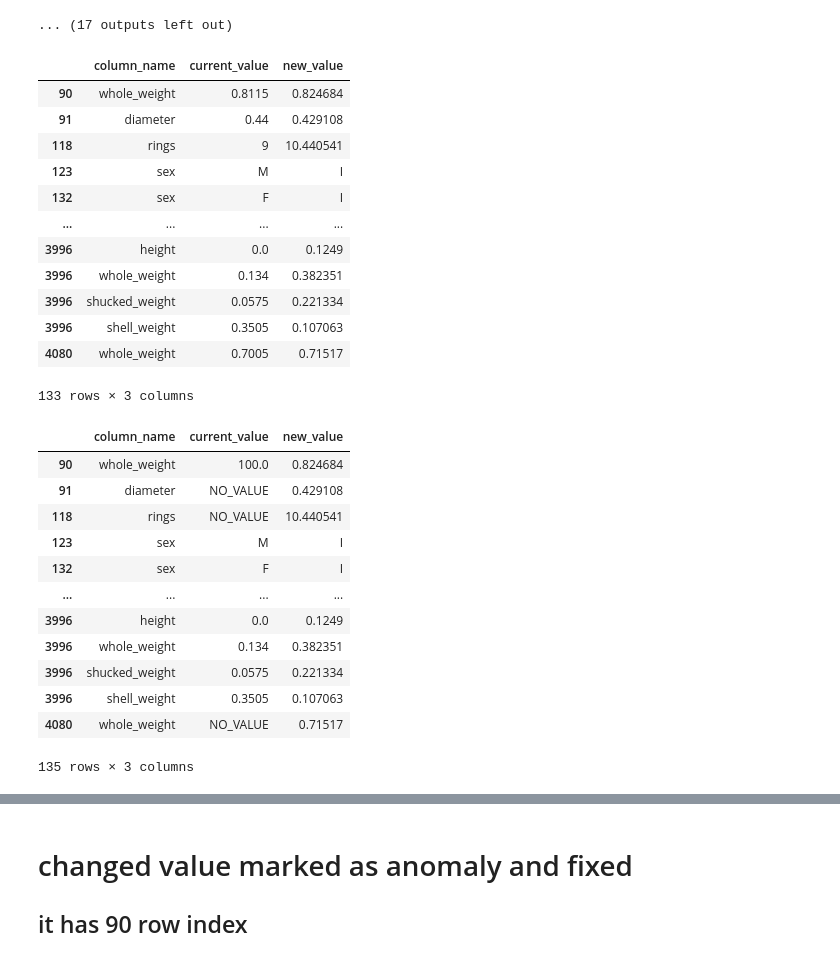
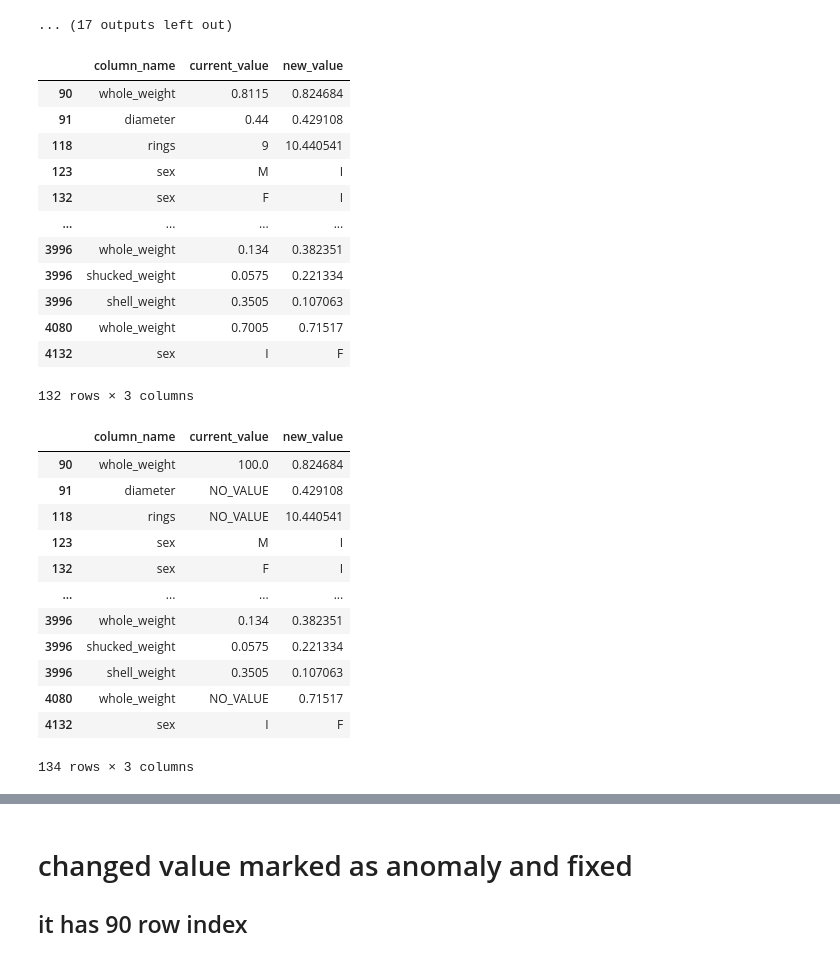
Before and after one commit to RomaKoks/data-quality-abalone, a Jupyter notebook: data_quality_check.ipynb, the cells around one changed output, grey strips where cells are left out. Drawn from its saved outputs; the diff is of its cells as text; code cells hidden in the pictures.

```diff
--- a/data_quality_check.ipynb
+++ b/data_quality_check.ipynb
@@ -455,12 +472,11 @@ from sklearn.preprocessing import StandardScaler
 from typing import Tuple
 # %%
 def _process_column(
-        processing_df: pd.DataFrame, c: str, anomaly_thresh: float, k_folds: int, reg_quantiles: int,
-        random_state: int, plot: bool
+        processing_df: pd.DataFrame, c: str, anomaly_thresh: float, k_folds: int, reg_quantiles: int, random_state: int,
+        plot: bool = False
 ) -> pd.DataFrame:
-
     print(f'searching for outliers in {c} ...')
-    regression_cols, classification_cols = reg_class_cols_split(processing_df)
+    regression_cols, classification_cols = _reg_class_cols_split(processing_df)
 
     # make a copy and ensure unique numeric index
     df = processing_df.reset_index(drop=True)
@@ -470,7 +486,7 @@ def _process_column(
     else:
         is_regression = False
 
-    model = get_model(is_regression, df[c], random_state)
+    model = _get_model(is_regression, df[c], random_state)
     if not model:  # constant value
         return pd.DataFrame()
 
@@ -514,9 +530,9 @@ def _process_column(
             result['pred'] = np.array(model.predict(test_dataset)).flatten()
 
             if is_regression:
-                result['reconstruction_error'] = smape(result['current'], result['pred'])
+                result['reconstruction_error'] = _smape(result['current'], result['pred'])
             else:
-                result['reconstruction_error'] = log_loss(
+                result['reconstruction_error'] = _log_loss(
                     result['current'], model.predict_proba(test_dataset)
                 )
             column_rec_error.append(result)
@@ -530,14 +546,13 @@ def _process_column(
         column_rec_error.hist('reconstruction_error', bins=100)
         column_rec_error.hist('anomaly_score', bins=100)
         plt.show()
-
     # we have anomaly_score, so we don't need reconstruction_error
     column_rec_error = column_rec_error.drop('reconstruction_error', axis='columns')
 
     outliers = column_rec_error[column_rec_error['current'] != column_rec_error['pred']]
     outliers = outliers[outliers['anomaly_score'] > anomaly_thresh].copy()
 
-    outliers['column_name'] = c  # keep for future concatination
+    outliers['column_name'] = c  # keep for future concatenation
 
     return outliers
 # %% [markdown]
@@ -546,8 +563,7 @@ def _process_column(
 def fix_dataset(
         init_df: pd.DataFrame, max_n_changes=50, anomaly_thresh=4.0, ignore_columns: list = None,
         k_folds=5, reg_quantiles=20, random_state=0, plot=False
-) -> Tuple[dict, pd.DataFrame]:
-
+) -> Tuple[pd.DataFrame, dict]:
     report = dict()
     report['info'] = dict()
     report['info']['max_n_changes'] = max_n_changes
@@ -564,12 +580,15 @@ def fix_dataset(
     else:
         processing_df = init_df.copy()
 
-    processing_df = mark_na_rare_classes(processing_df, k_folds=k_folds)
+    na_count = processing_df.isna().sum().sum()
+    max_n_changes += na_count  # max_n_changes not includes filling in the missing values
+    # this method replaces poorly presented categorical values with empty values, which will then be filled in
+    processing_df = _mark_na_rare_classes(processing_df, k_folds=k_folds)
     processing_df = fill_na(processing_df, reg_quantiles, random_state=random_state)
 
-    changes_values = get_changes(init_df, processing_df, ignore_columns)
+    changes_values = df_diff_changes(init_df, processing_df, ignore_columns)
 
-    regression_cols, classification_cols = reg_class_cols_split(processing_df)
+    regression_cols, classification_cols = _reg_class_cols_split(processing_df)
 
     report['info']['regression_columns'] = list(regression_cols)
     report['info']['classification_columns'] = list(classification_cols)
@@ -601,14 +620,21 @@ def fix_dataset(
             if plot:
                 show_full_dataframe(outliers)
             report['info']['iterative_outliers_fix'].append(outliers.reset_index().to_dict(orient='index'))
-            changes_values = get_changes(init_df, processing_df, ignore_columns)
+            changes_values = df_diff_changes(init_df, processing_df, ignore_columns)
             total_changes_made = changes_values.shape[0]
         random_state += 1
         plot = False  # prevent too many outputs
         print(f'total_changes_made: {total_changes_made} iteration execution time: {datetime.utcnow() - it_start}')
 
+    fixed_df = init_df.copy()  # we don't want to change initial df, and need to restore ignored columns
+    for c in processing_df.columns:
+        fixed_df[c] = processing_df[c]
+
     report['changes'] = changes_values.reset_index().to_dict(orient='index')
-    return processing_df, report
+
+    # show report in logs
+    # print(json.dumps(report, indent=2))
+    return fixed_df, report
 # %%
 %%time
 
@@ -644,24 +670,24 @@ searching for outliers in height ...
 [figure]
 ... (17 outputs left out)
 # %%
-changes = get_changes(abalone_back, fixed_df, ignore_columns=ignore_columns)
+changes = df_diff_changes(abalone_back, fixed_df, ignore_columns=ignore_columns)
 changes
 # %% [output]
 |  | column_name | current_value | new_value |
 | 90 | whole_weight | 0.8115 | 0.824684 |
 | 91 | diameter | 0.44 | 0.429108 |
 | 118 | rings | 9 | 10.440541 |
 | 123 | sex | M | I |
 | 132 | sex | F | I |
 | ... | ... | ... | ... |
-| 3996 | height | 0.0 | 0.1249 |
 | 3996 | whole_weight | 0.134 | 0.382351 |
 | 3996 | shucked_weight | 0.0575 | 0.221334 |
 | 3996 | shell_weight | 0.3505 | 0.107063 |
 | 4080 | whole_weight | 0.7005 | 0.71517 |
+| 4132 | sex | I | F |
-133 rows × 3 columns
+132 rows × 3 columns
 # %%
-changes = get_changes(abalone, fixed_df, ignore_columns=ignore_columns)
+changes = df_diff_changes(abalone, fixed_df, ignore_columns=ignore_columns)
 changes
 # %% [output]
 |  | column_name | current_value | new_value |
@@ -671,12 +697,12 @@ changes
 | 123 | sex | M | I |
 | 132 | sex | F | I |
 | ... | ... | ... | ... |
-| 3996 | height | 0.0 | 0.1249 |
 | 3996 | whole_weight | 0.134 | 0.382351 |
 | 3996 | shucked_weight | 0.0575 | 0.221334 |
 | 3996 | shell_weight | 0.3505 | 0.107063 |
 | 4080 | whole_weight | NO_VALUE | 0.71517 |
+| 4132 | sex | I | F |
-135 rows × 3 columns
+134 rows × 3 columns
 # %%
 changes.shape[0]
 # %% [output]
```
Also changed, not shown: parts of 18 cells of this notebook, 1 other file.
